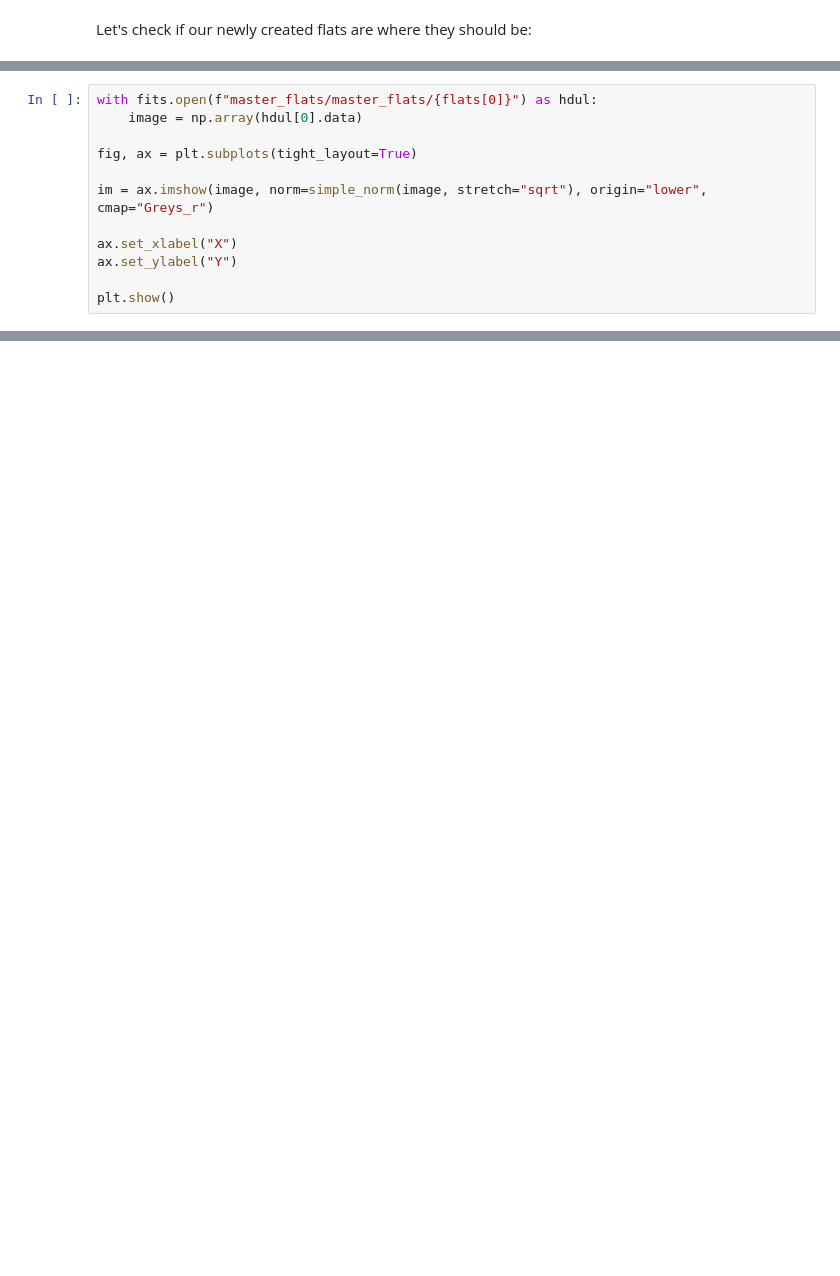
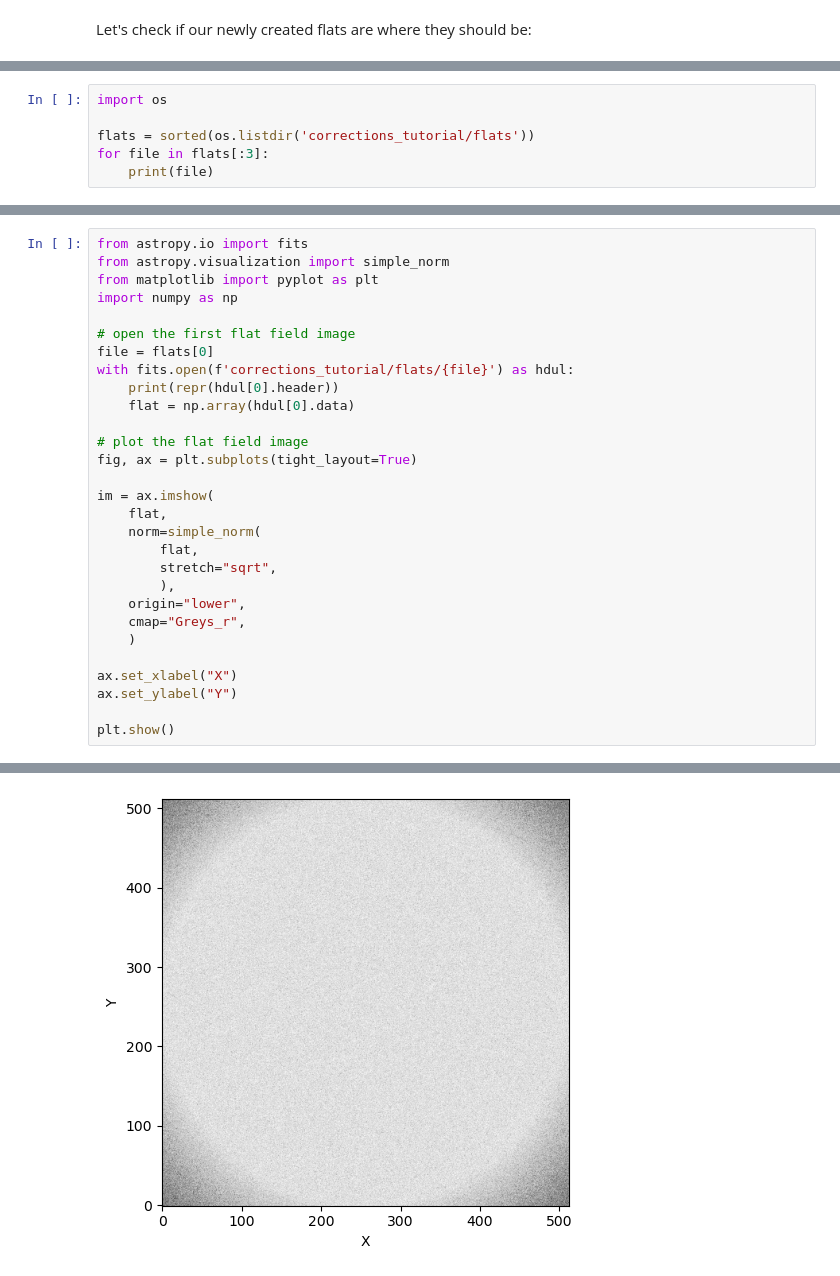
Before and after one commit to zairving/opticam, a Jupyter notebook: docs/tutorials/applying_corrections.ipynb, the cells around one changed output, grey strips where cells are left out. Cells and saved outputs as stored; diff of their text form; blank space fills up the shorter version.

Commit message:
docs: updated tutorial

```diff
--- a/docs/tutorials/applying_corrections.ipynb
+++ b/docs/tutorials/applying_corrections.ipynb
@@ -116,12 +25,0 @@ r-band_master_flat.fit.gz
-# %%
-with fits.open(f"master_flats/master_flats/{flats[0]}") as hdul:
-    image = np.array(hdul[0].data)
-
-fig, ax = plt.subplots(tight_layout=True)
-
-im = ax.imshow(image, norm=simple_norm(image, stretch="sqrt"), origin="lower", cmap="Greys_r")
-
-ax.set_xlabel("X")
-ax.set_ylabel("Y")
-
-plt.show()
@@ -158,0 +26,6 @@ That concludes the corrections tutorial for `opticam_new`! Currently, image corr
+# %%
+import os
+
+flats = sorted(os.listdir('corrections_tutorial/flats'))
+for file in flats[:3]:
+    print(file)
@@ -158,0 +40,30 @@ That concludes the corrections tutorial for `opticam_new`! Currently, image corr
+# %%
+from astropy.io import fits
+from astropy.visualization import simple_norm
+from matplotlib import pyplot as plt
+import numpy as np
+
+# open the first flat field image
+file = flats[0]
+with fits.open(f'corrections_tutorial/flats/{file}') as hdul:
+    print(repr(hdul[0].header))
+    flat = np.array(hdul[0].data)
+
+# plot the flat field image
+fig, ax = plt.subplots(tight_layout=True)
+
+im = ax.imshow(
+    flat,
+    norm=simple_norm(
+        flat,
+        stretch="sqrt",
+        ),
+    origin="lower",
+    cmap="Greys_r",
+    )
+
+ax.set_xlabel("X")
+ax.set_ylabel("Y")
+
+plt.show()
+# %% [output]
@@ -158,0 +80 @@ That concludes the corrections tutorial for `opticam_new`! Currently, image corr
+[figure, added]
```
Also changed, not shown: parts of 47 cells of this notebook.
